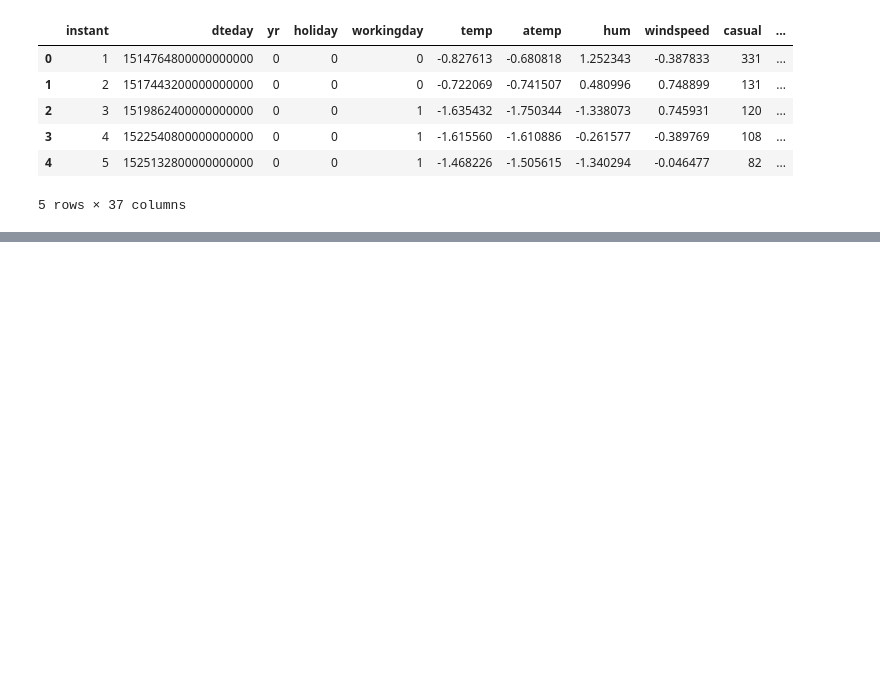
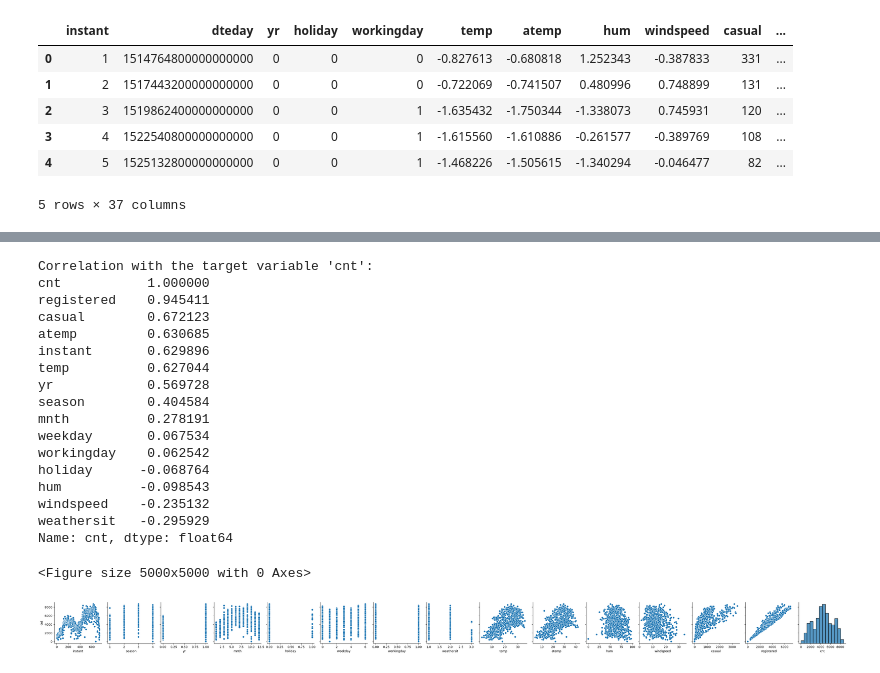
Before and after one commit to techsquad404/Linear-Regression-Bike-Sharing, a Jupyter notebook: Linear Regression.ipynb, the cells around one changed output, grey strips where cells are left out. Drawn from its saved outputs; the diff is of its cells as text; code cells hidden in the pictures; blank space fills up the shorter version.

```diff
--- a/Linear Regression.ipynb
+++ b/Linear Regression.ipynb
@@ -711,3 +622,47 @@ model_rfe = sm.OLS(y, X_rfe).fit()
 
 # Model summary
 print(model_rfe.summary())
+# %%
+#Looking at the pair-plot among the numerical variables, which one has the highest correlation with the target variable?
+import pandas as pd
+import seaborn as sns
+import matplotlib.pyplot as plt
+
+# Load your dataset
+data = pd.read_csv('day.csv')
+
+# Compute the correlation matrix
+corr_matrix = data.corr()
+
+# Print the correlation with the target variable 'cnt'
+print("Correlation with the target variable 'cnt':")
+print(corr_matrix['cnt'].sort_values(ascending=False))
+
+# Visualize the pair-plot to inspect relationships
+# Select only the numerical variables for the pair-plot
+numerical_vars = data.select_dtypes(include=['float64', 'int64']).columns
+
+# Create a pair-plot
+plt.figure(figsize=(50, 50))
+sns.pairplot(data, y_vars='cnt', x_vars=numerical_vars)
+plt.show()
+# %% [output]
+Correlation with the target variable 'cnt':
+cnt           1.000000
+registered    0.945411
+casual        0.672123
+atemp         0.630685
+instant       0.629896
+temp          0.627044
+yr            0.569728
+season        0.404584
+mnth          0.278191
+weekday       0.067534
+workingday    0.062542
+holiday      -0.068764
+hum          -0.098543
+windspeed    -0.235132
+weathersit   -0.295929
+Name: cnt, dtype: float64
+<Figure size 5000x5000 with 0 Axes>
+[figure, added]
```
Also changed, not shown: parts of 8 cells of this notebook, 3 other files.
